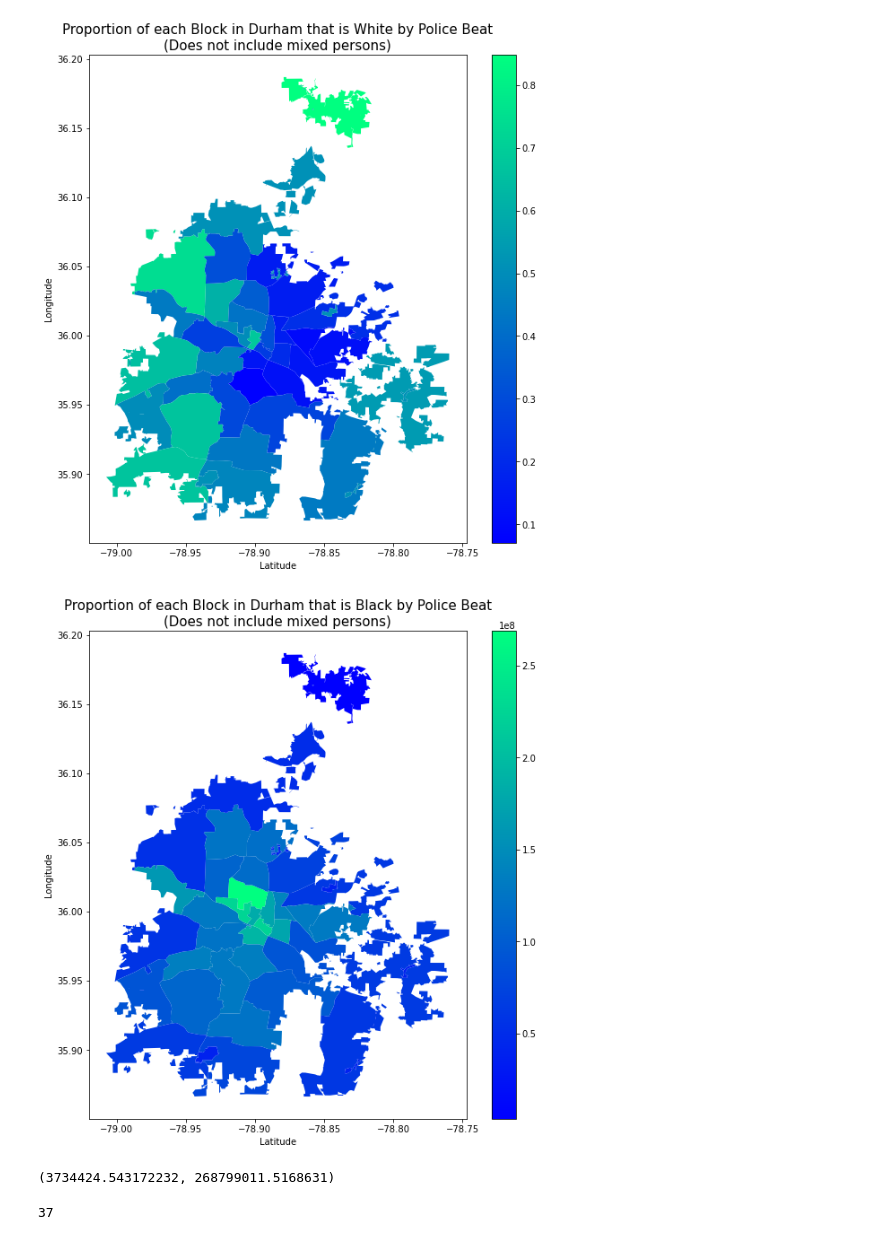
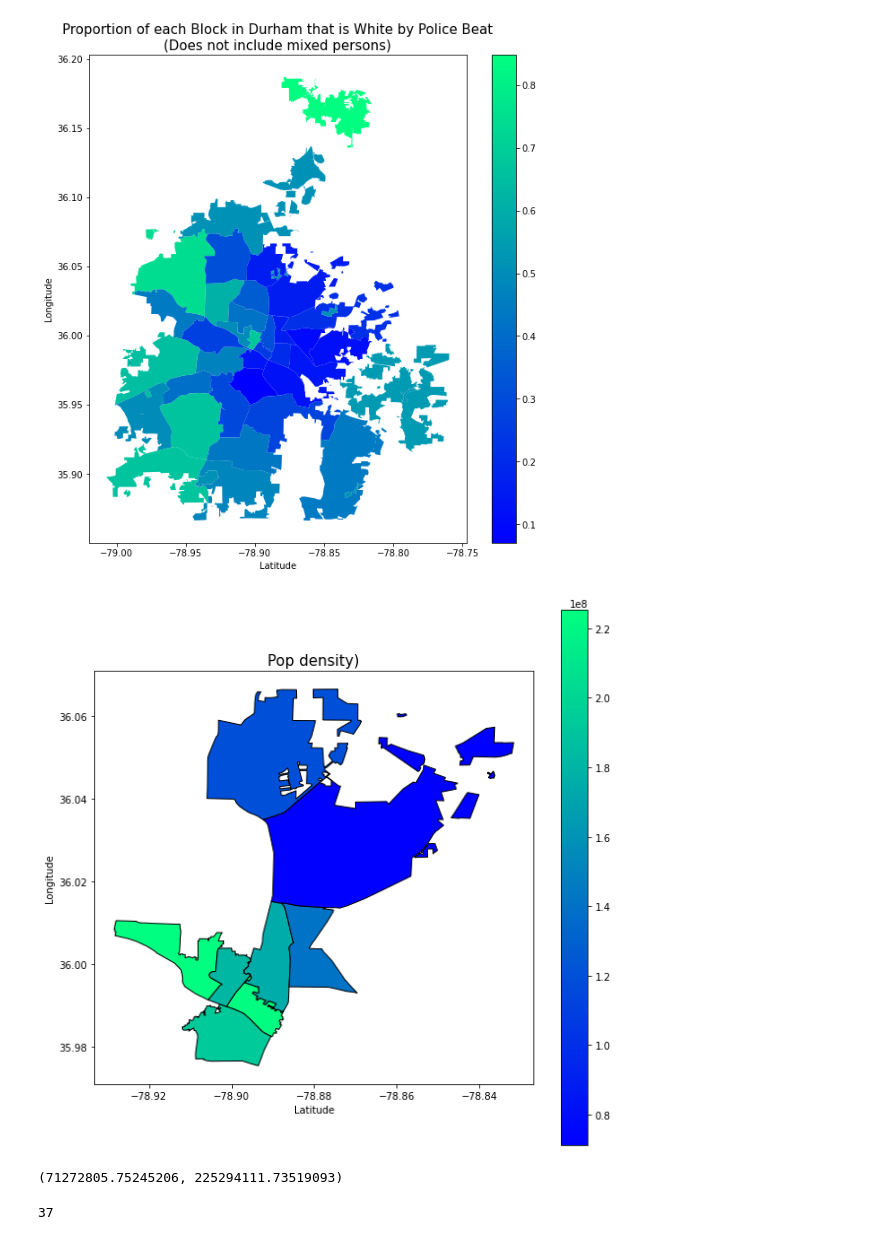
Before and after one commit to sadiesheridan/dataplus-project27-community-safety-durham, a Jupyter notebook: 10_code/dpddata.ipynb, the cells around one changed output. Drawn from its saved outputs; the diff is of its cells as text; code cells hidden in the pictures.

```diff
--- a/10_code/dpddata.ipynb
+++ b/10_code/dpddata.ipynb
@@ -550,6 +539,8 @@ raceineachbeat.head()
 | 4 | 121 | 154087358 | 1453287 | 147654293 | 1312755 | 66559 | 62690 | 14281 | ... |
 # %%
 raceineachbeat.sort_values(by='popdensity', inplace=True, ascending=False)
+commsafe_list = [511, 512, 513, 411, 111, 112, 214, 223]
+raceineachbeat = raceineachbeat[raceineachbeat['Beat_y'].isin(commsafe_list)]
 raceineachbeat
 # %% [output]
 |  | Beat_x | ALAND20 | AWATER20 | aland20 | awater20 | total_ | total_population_of_one_race_ | total_population_of_one_race_whit... | ... |
@@ -591,21 +574,21 @@ plt.show()
 # %%
 #trying to plot the race data by beat
 fig, ax = plt.subplots(figsize = (10,10))
 raceineachbeat.plot(column='popdensity',
                                 legend=True,
-                                cmap="winter", ax=ax, aspect=1);
+                                cmap="winter", ax=ax, aspect=1, edgecolor = 'black');
 
 # ax.set(title='Number of Calls by Police Beat')
-plt.title("Proportion of each Block in Durham that is Black by Police Beat\n(Does not include mixed persons)", fontsize = 15)
+plt.title("Pop density)", fontsize = 15)
 plt.xlabel("Latitude")
 plt.ylabel("Longitude")
 plt.show()
 # %% [output]
-[figure, old version]
+[figure, new version]
 # %%
 min(raceineachbeat.popdensity), max(raceineachbeat.popdensity)
 # %% [output]
-(3734424.543172232, 268799011.5168631)
+(71272805.75245206, 225294111.73519093)
 # %%
 len(set(list(raceineachbeat.Beat_x)))
 # %% [output]
```
Also changed, not shown: parts of 11 cells of this notebook, 1 other file.
